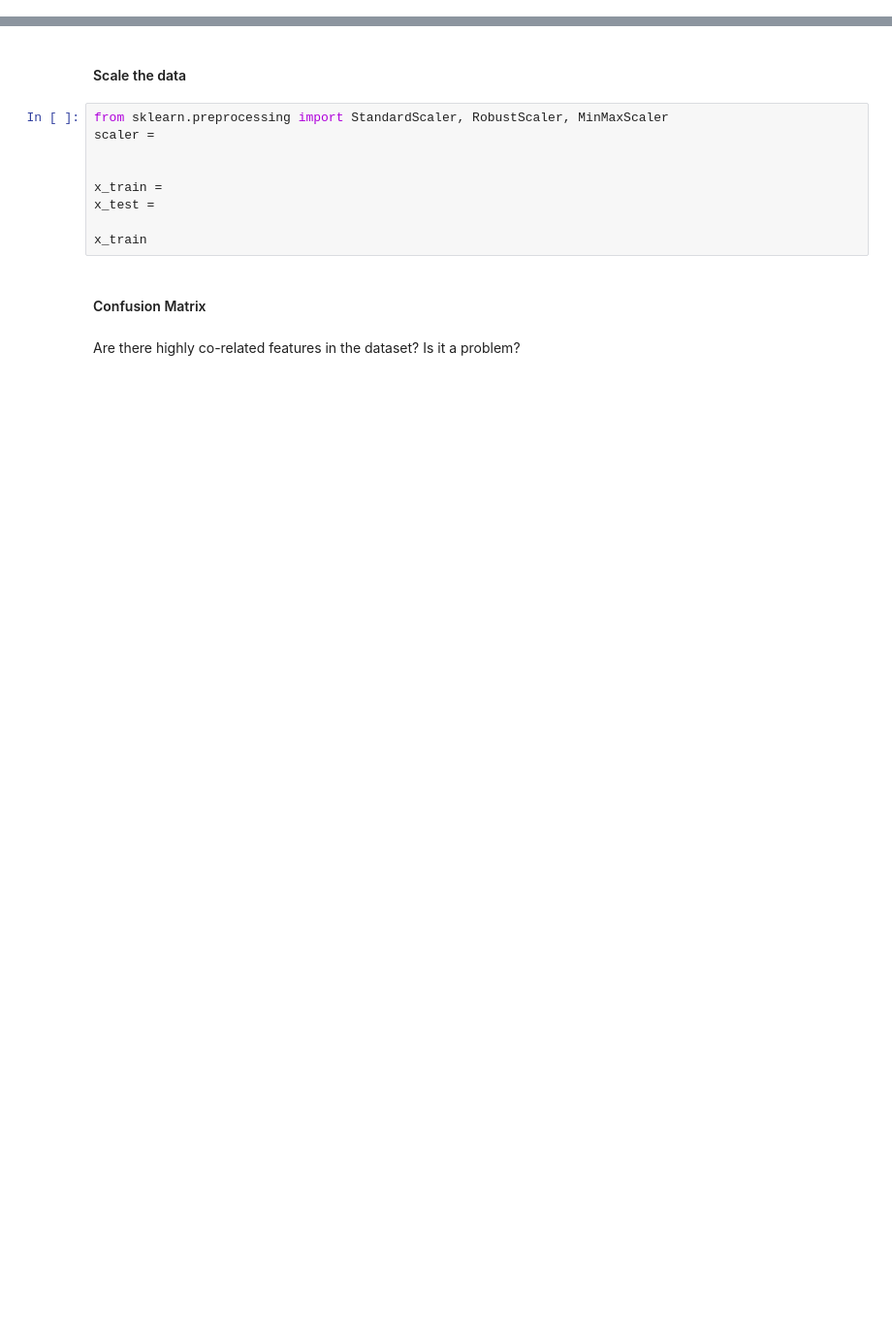
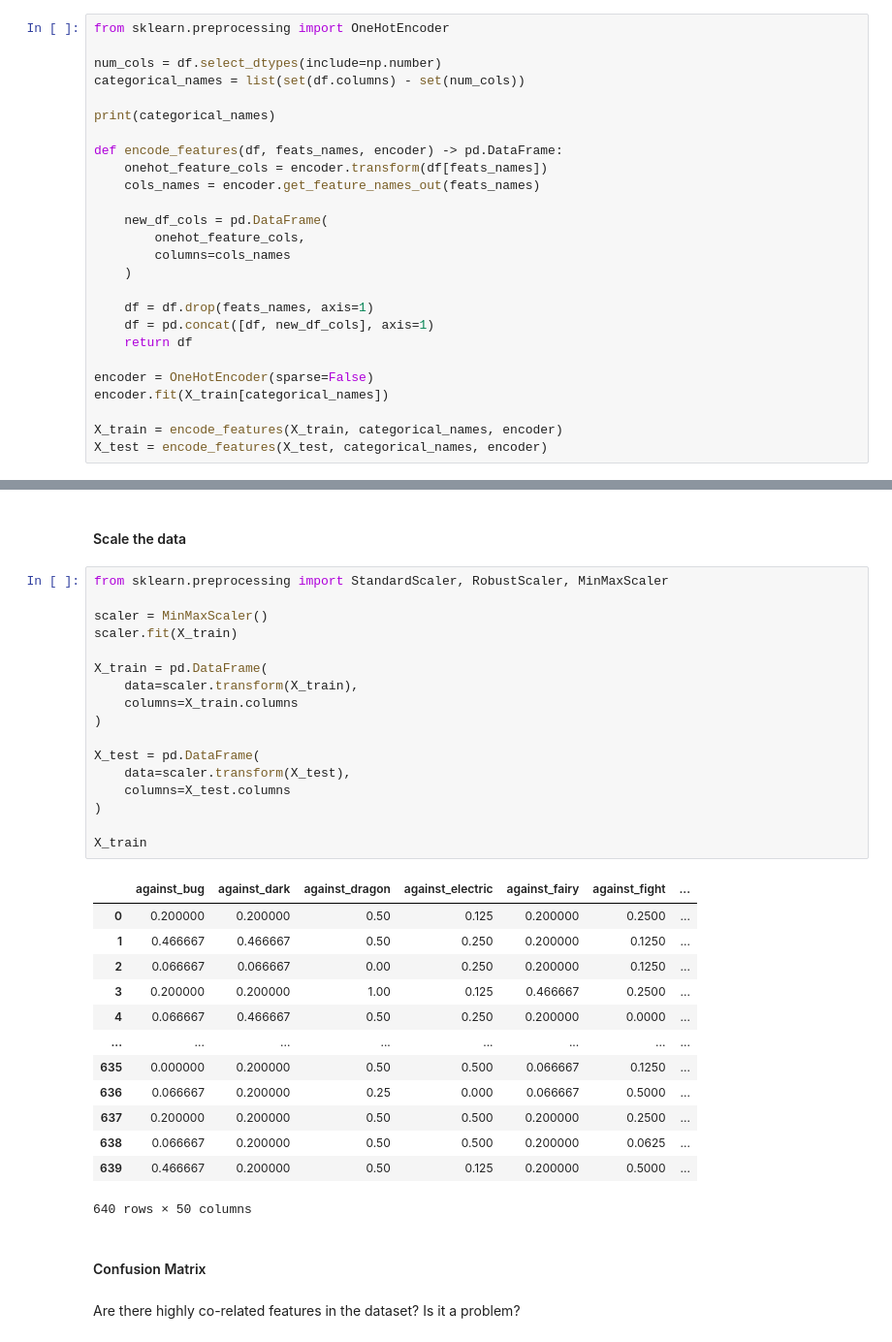
Before and after one commit to tsepanx/scripts-and-builtins, a Jupyter notebook: python/ml_hw1/Assignment_1.ipynb, the cells around one changed output, grey strips where cells are left out. Shown at 97% size. Saved outputs shown, nothing was run; the diff lists cells and outputs as text; blank space fills up the shorter version.

```diff
--- a/python/ml_hw1/Assignment_1.ipynb
+++ b/python/ml_hw1/Assignment_1.ipynb
@@ -170,2 +357,28 @@ imputer =
 # %% [markdown]
 #### Encode categorically
+# %%
+from sklearn.preprocessing import OneHotEncoder
+
+num_cols = df.select_dtypes(include=np.number)
+categorical_names = list(set(df.columns) - set(num_cols))
+
+print(categorical_names)
+
+def encode_features(df, feats_names, encoder) -> pd.DataFrame:
+    onehot_feature_cols = encoder.transform(df[feats_names])
+    cols_names = encoder.get_feature_names_out(feats_names)
+
+    new_df_cols = pd.DataFrame(
+        onehot_feature_cols,
+        columns=cols_names
+    )
+
+    df = df.drop(feats_names, axis=1)
+    df = pd.concat([df, new_df_cols], axis=1)
+    return df
+
+encoder = OneHotEncoder(sparse=False)
+encoder.fit(X_train[categorical_names])
+
+X_train = encode_features(X_train, categorical_names, encoder)
+X_test = encode_features(X_test, categorical_names, encoder)
@@ -172,14 +387,36 @@ imputer =
 # %% [markdown]
 #### Scale the data
-# %%
-from sklearn.preprocessing import StandardScaler, RobustScaler, MinMaxScaler
-scaler =
-
-
-x_train =
-x_test =
-
-x_train
+# %%
+from sklearn.preprocessing import StandardScaler, RobustScaler, MinMaxScaler
+
+scaler = MinMaxScaler()
+scaler.fit(X_train)
+
+X_train = pd.DataFrame(
+    data=scaler.transform(X_train),
+    columns=X_train.columns
+)
+
+X_test = pd.DataFrame(
+    data=scaler.transform(X_test),
+    columns=X_test.columns
+)
+
+X_train
+# %% [output]
+|  | against_bug | against_dark | against_dragon | against_electric | against_fairy | against_fight | ... |
+| 0 | 0.200000 | 0.200000 | 0.50 | 0.125 | 0.200000 | 0.2500 | ... |
+| 1 | 0.466667 | 0.466667 | 0.50 | 0.250 | 0.200000 | 0.1250 | ... |
+| 2 | 0.066667 | 0.066667 | 0.00 | 0.250 | 0.200000 | 0.1250 | ... |
+| 3 | 0.200000 | 0.200000 | 1.00 | 0.125 | 0.466667 | 0.2500 | ... |
+| 4 | 0.066667 | 0.466667 | 0.50 | 0.250 | 0.200000 | 0.0000 | ... |
+| ... | ... | ... | ... | ... | ... | ... | ... |
+| 635 | 0.000000 | 0.200000 | 0.50 | 0.500 | 0.066667 | 0.1250 | ... |
+| 636 | 0.066667 | 0.200000 | 0.25 | 0.000 | 0.066667 | 0.5000 | ... |
+| 637 | 0.200000 | 0.200000 | 0.50 | 0.500 | 0.200000 | 0.2500 | ... |
+| 638 | 0.066667 | 0.200000 | 0.50 | 0.500 | 0.200000 | 0.0625 | ... |
+| 639 | 0.466667 | 0.200000 | 0.50 | 0.125 | 0.200000 | 0.5000 | ... |
+640 rows × 50 columns
 # %% [markdown]
 #### Confusion Matrix
 # %% [markdown]
```
Also changed, not shown: parts of 52 cells of this notebook, 2 other files.
